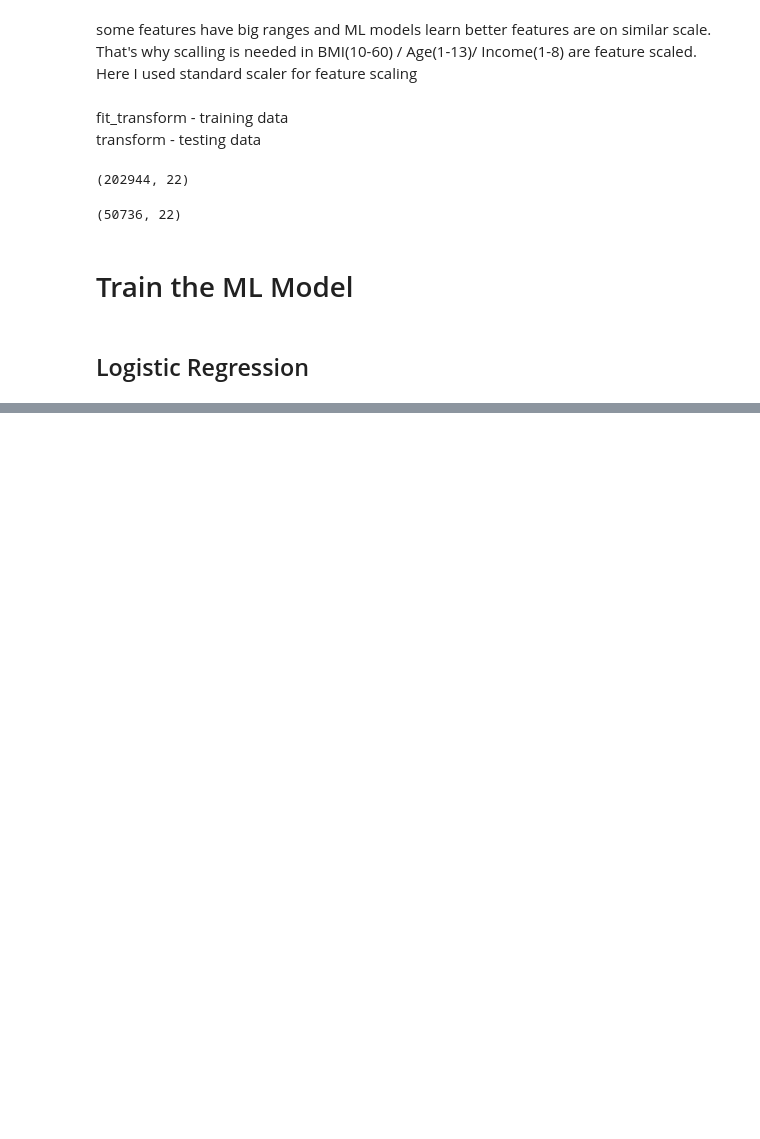
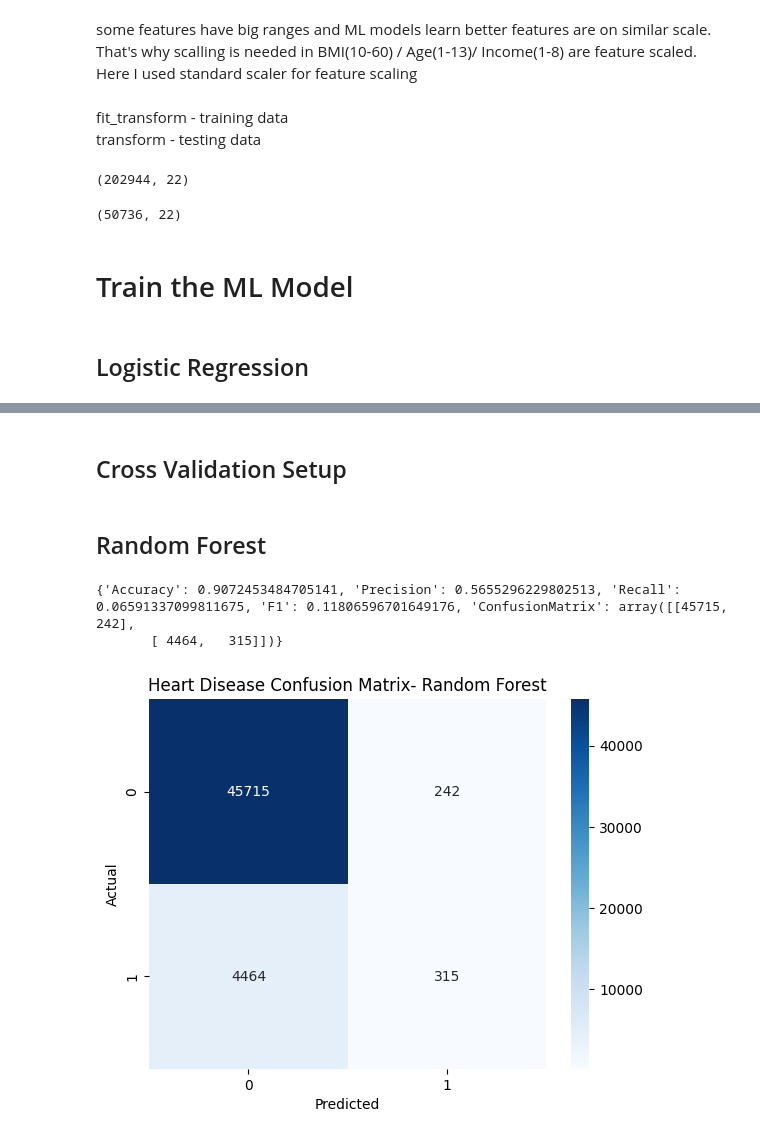
Before and after one commit to Ravindu-Pathirana/HealthCare, a Jupyter notebook: covid_heart_diabetes_risk.ipynb, the cells around one changed output, grey strips where cells are left out. Saved outputs shown, nothing was run; the diff lists cells and outputs as text; code cells hidden in the pictures; blank space fills up the shorter version.

```diff
--- a/covid_heart_diabetes_risk.ipynb
+++ b/covid_heart_diabetes_risk.ipynb
@@ -224,0 +270,2 @@ weighted avg       0.88      0.91      0.88     50736
+# %% [markdown]
+## Cross Validation Setup
@@ -224,0 +283,31 @@ weighted avg       0.88      0.91      0.88     50736
+# %% [markdown]
+## Random Forest
+# %%
+from sklearn.ensemble import RandomForestClassifier
+
+rf_model = RandomForestClassifier(
+    n_estimators=200,
+    max_depth=15,
+    min_samples_split=10,
+    n_jobs=-1,
+    random_state=42
+)
+
+rf_model.fit(x_train_scaled, y_heart_train)
+
+y_rf_pred = rf_model.predict(x_test_scaled)
+
+Random_Forest = evaluate_model(y_heart_test,y_rf_pred)
+print(Random_Forest)
+# %% [output]
+{'Accuracy': 0.9072453484705141, 'Precision': 0.5655296229802513, 'Recall': 0.06591337099811675, 'F1': 0.11806596701649176, 'ConfusionMatrix': array([[45715,   242],
+       [ 4464,   315]])}
+# %%
+cm_rf = confusion_matrix(y_heart_test,y_rf_pred)
+sns.heatmap(cm_rf, annot=True, fmt='d', cmap='Blues')
+plt.xlabel("Predicted")
+plt.ylabel("Actual")
+plt.title("Heart Disease Confusion Matrix- Random Forest")
+plt.show()
+# %% [output]
+[figure, added]
```
Also changed, not shown: parts of 18 cells of this notebook.
